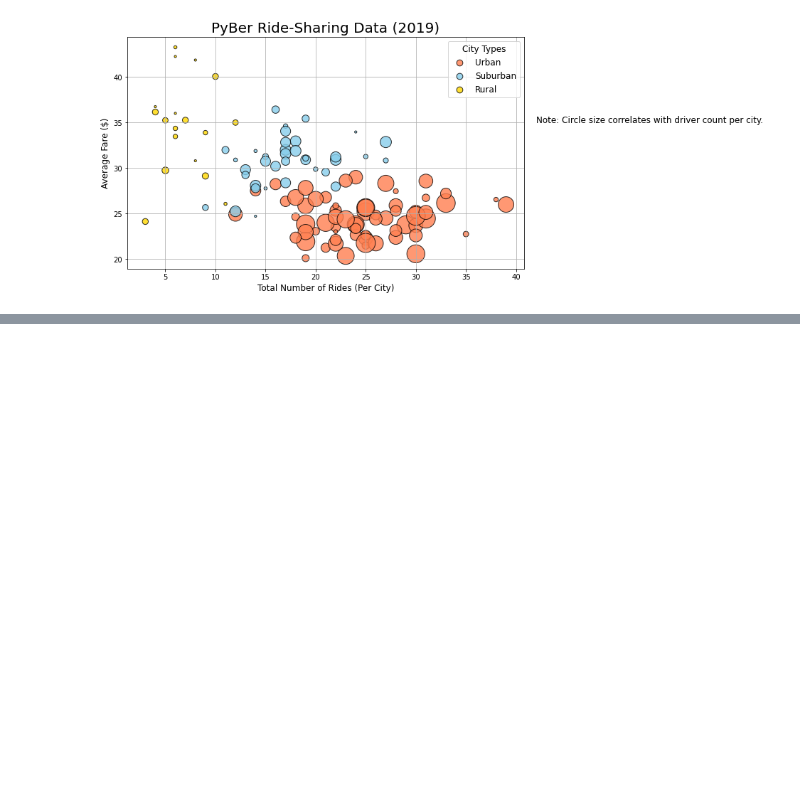
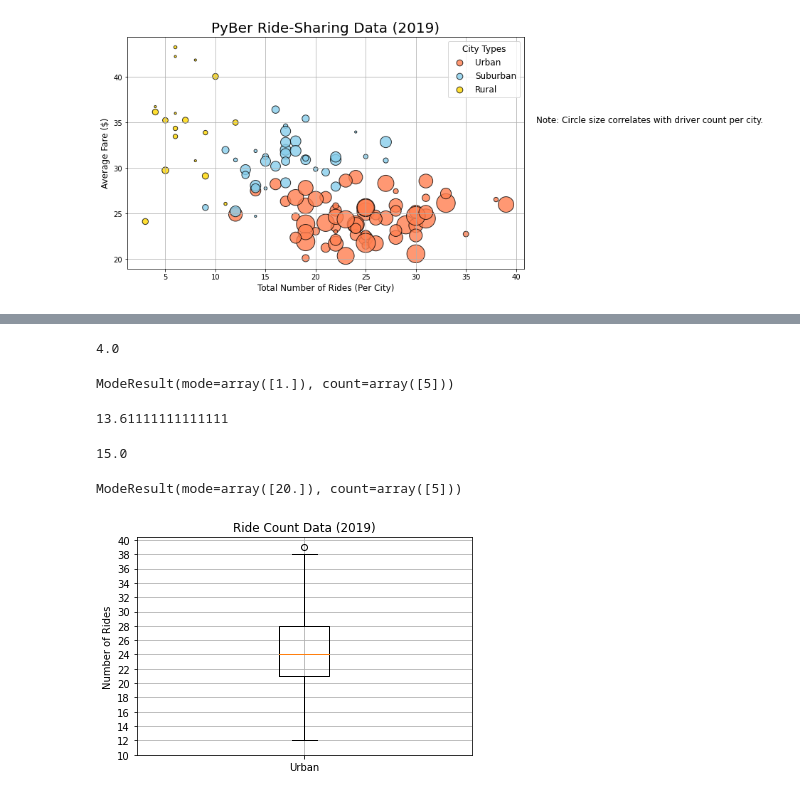
Before and after one commit to michalyn97/PyBer_Analysis, a Jupyter notebook: PyBer.ipynb, the cells around one changed output, grey strips where cells are left out. Drawn from its saved outputs; the diff is of its cells as text; code cells hidden in the pictures; blank space fills up the shorter version.

```diff
--- a/PyBer.ipynb
+++ b/PyBer.ipynb
@@ -387,0 +607,39 @@ plt.show()
+# %%
+median_rural_driver_count = np.median(rural_driver_count)
+median_rural_driver_count
+# %% [output]
+4.0
+# %%
+mode_rural_driver_count = sts.mode(rural_driver_count)
+mode_rural_driver_count
+# %% [output]
+ModeResult(mode=array([1.]), count=array([5]))
+# %%
+# Calculate the measures of central tendency for the driver count for the suburban cities.
+mean_suburban_driver_count = np.mean(suburban_driver_count)
+mean_suburban_driver_count
+# %% [output]
+13.61111111111111
+# %%
+median_suburban_driver_count = np.median(suburban_driver_count)
+median_suburban_driver_count
+# %% [output]
+15.0
+# %%
+mode_suburban_driver_count = sts.mode(suburban_driver_count)
+mode_suburban_driver_count
+# %% [output]
+ModeResult(mode=array([20.]), count=array([5]))
+# %%
+# Create a box-and-whisker plot for the urban cities ride count.
+x_labels = ["Urban"]
+fig, ax = plt.subplots()
+ax.boxplot(urban_ride_count, labels=x_labels)
+# Add the title, y-axis label and grid.
+ax.set_title('Ride Count Data (2019)')
+ax.set_ylabel('Number of Rides')
+ax.set_yticks(np.arange(10, 41, step=2.0))
+ax.grid()
+plt.show()
+# %% [output]
+[figure, added]
```
Also changed, not shown: parts of 33 cells of this notebook.
